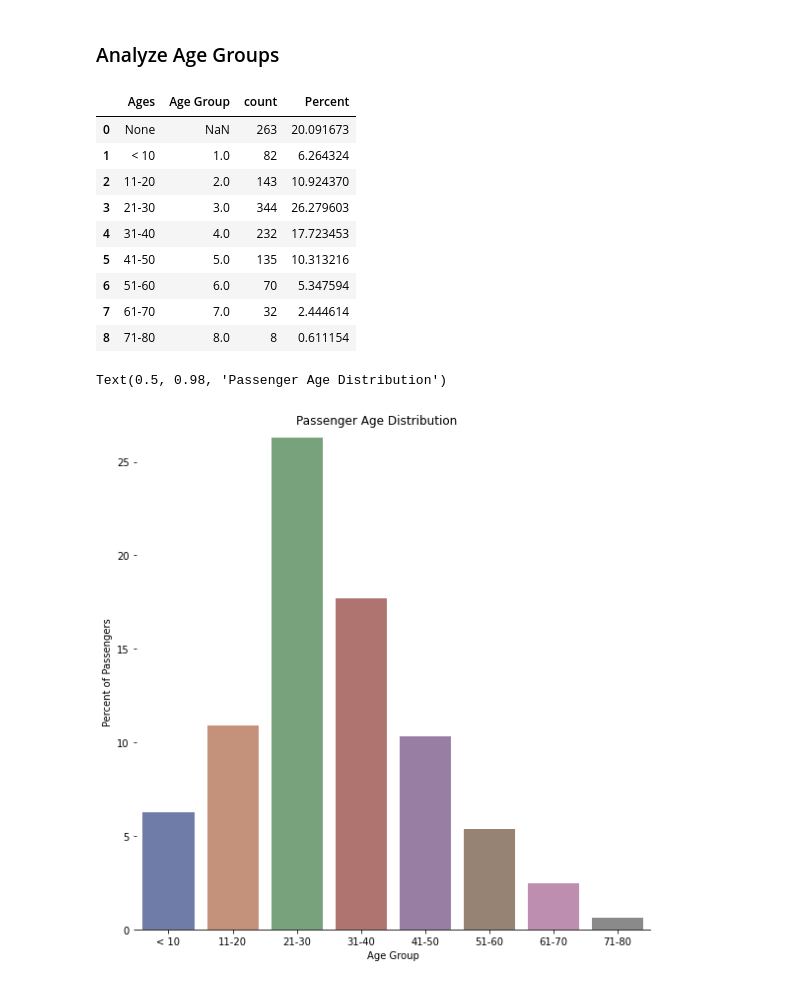
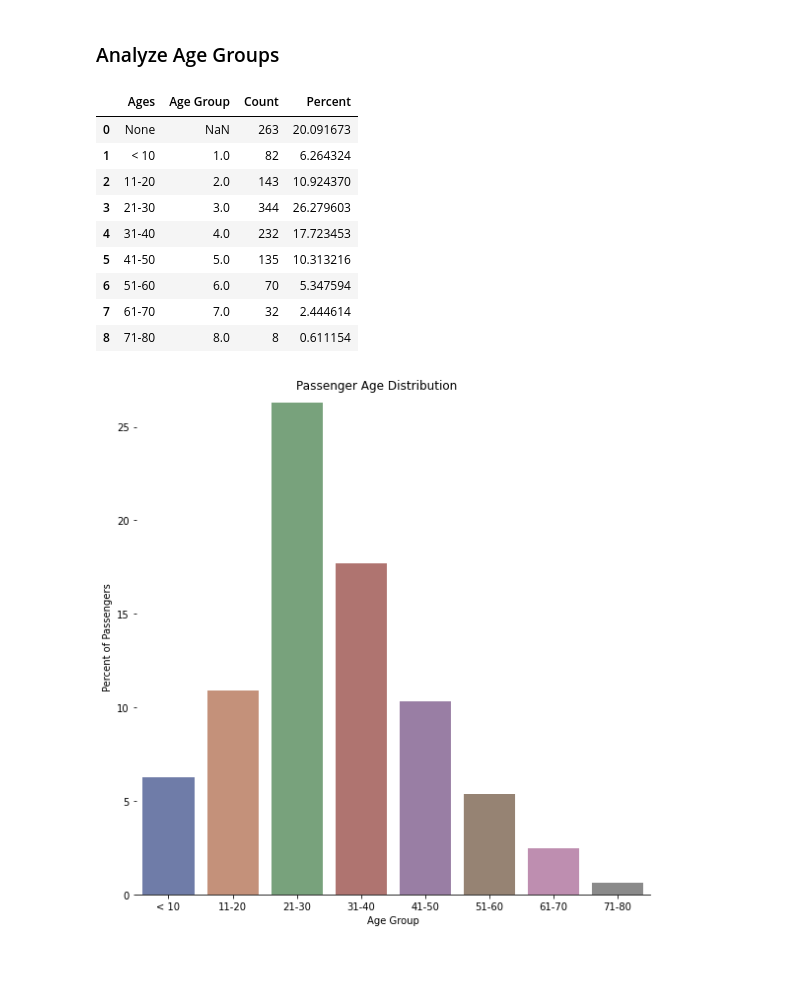
Before and after one commit to singlestore-labs/ibis-singlestoredb, a Jupyter notebook: examples/Titanic.ipynb, the cells around one changed output. Cells and saved outputs as stored; diff of their text form; code cells hidden in the pictures.

```diff
--- a/examples/Titanic.ipynb
+++ b/examples/Titanic.ipynb
@@ -17,7 +17,7 @@ ibis.options.interactive = True
 The connection parameters can either be [Python DB-API](https://peps.python.org/pep-0249/) style parameters,
 or a URL connection string as used by [SQLAlchemy](https://www.sqlalchemy.org).
 # %%
-conn = ibis.singlestoredb.connect('localhost/x_db')
+conn = ibis.singlestoredb.connect('root:@127.0.0.1/x_db')
 # %% [markdown]
 ### Head over to Kaggle and get the csv files for the titanic data
 
@@ -294,19 +290,19 @@ Text(0.5, 0.98, 'Survival Pct by Passenger Class')
 # %%
 buckets = [-10, 0, 10, 20, 30, 40, 50, 60, 70, 80]
 
-bucketed = titanic_tbl.Age.bucket(buckets).name('Age Group').value_counts().sort_by('Age Group')
+bucketed = titanic_tbl.Age.bucket(buckets).name('Age Group').value_counts(metric_name='Count').sort_by('Age Group')
 
 labeled_bucket = bucketed['Age Group'].label(
     ['None', '< 10', '11-20', '21-30', '31-40', '41-50', '51-60', '61-70', '71-80']
 ).name('Ages')
 
 expr = bucketed[labeled_bucket, bucketed].sort_by('Age Group').execute()
-total = expr['count'].sum()
+total = expr.Count.sum()
 
-expr['Percent'] = 100.0 * expr['count'] / total
+expr['Percent'] = 100.0 * expr.Count / total
 expr
 # %% [output]
-|  | Ages | Age Group | count | Percent |
+|  | Ages | Age Group | Count | Percent |
 | 0 | None | NaN | 263 | 20.091673 |
 | 1 | < 10 | 1.0 | 82 | 6.264324 |
 | 2 | 11-20 | 2.0 | 143 | 10.924370 |
@@ -326,9 +322,8 @@ g = sns.catplot(
 
 g.despine(left=True)
 g.set_axis_labels('Age Group', 'Percent of Passengers')
-g.fig.suptitle('Passenger Age Distribution')
+g.fig.suptitle('Passenger Age Distribution');
 # %% [output]
-Text(0.5, 0.98, 'Passenger Age Distribution')
 [figure]
 # %%
 buckets = [-10,0,10,20,30,40,50,60,70,80]
```
Also changed, not shown: parts of 19 cells of this notebook.
